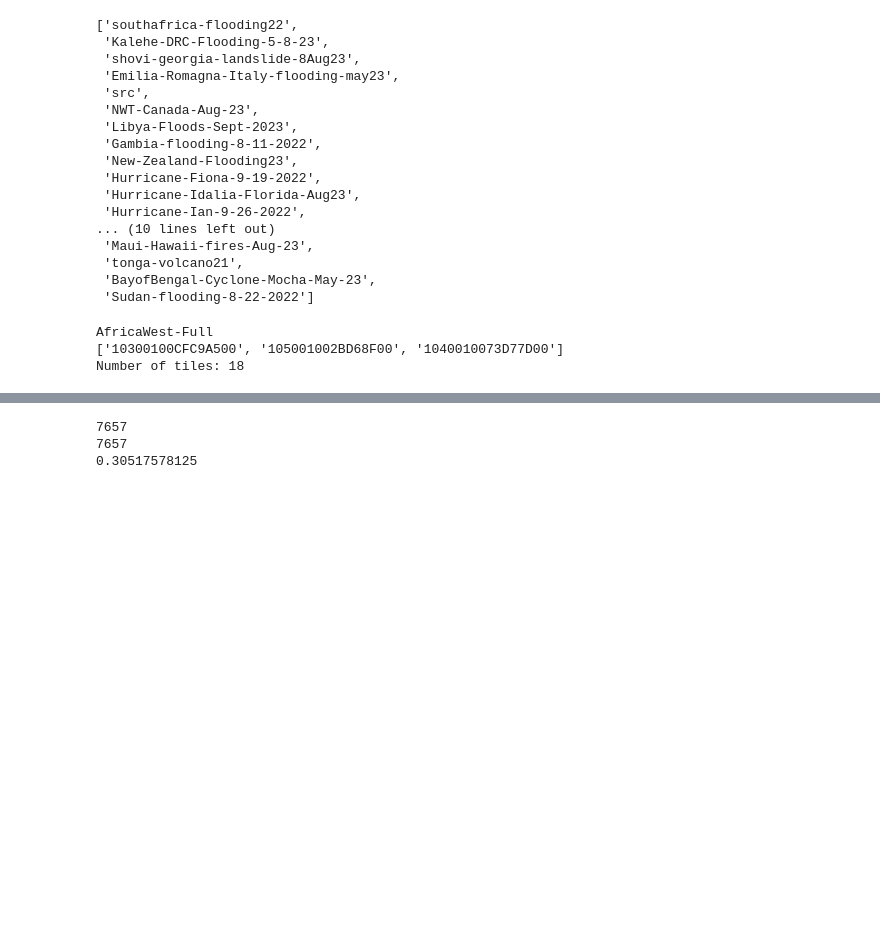
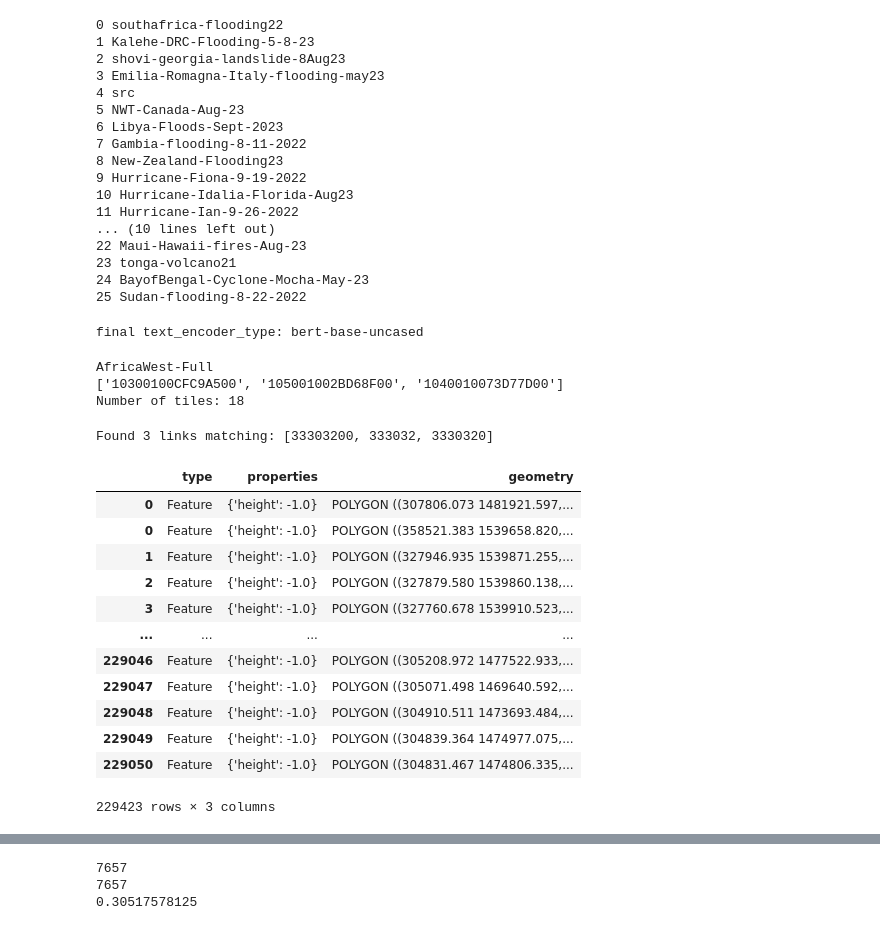
Before and after one commit to JacopoLungo/maxarSrc, a Jupyter notebook: notebooks/build_resources/build_all.ipynb, the cells around one changed output, grey strips where cells are left out. Cells and saved outputs as stored; diff of their text form; code cells hidden in the pictures; blank space fills up the shorter version.

```diff
--- a/notebooks/build_resources/build_all.ipynb
+++ b/notebooks/build_resources/build_all.ipynb
@@ -14,23 +14,29 @@ from my_functions import build
 # %%
 from my_functions import build
 events_names = build.get_all_events()
-events_names
+for i, e_n in enumerate(events_names):
+    print(i, e_n)
 # %% [output]
-['southafrica-flooding22',
- 'Kalehe-DRC-Flooding-5-8-23',
- 'shovi-georgia-landslide-8Aug23',
- 'Emilia-Romagna-Italy-flooding-may23',
- 'src',
- 'NWT-Canada-Aug-23',
- 'Libya-Floods-Sept-2023',
- 'Gambia-flooding-8-11-2022',
- 'New-Zealand-Flooding23',
- 'Hurricane-Fiona-9-19-2022',
- 'Hurricane-Idalia-Florida-Aug23',
- 'Hurricane-Ian-9-26-2022',
+0 southafrica-flooding22
+1 Kalehe-DRC-Flooding-5-8-23
+2 shovi-georgia-landslide-8Aug23
+3 Emilia-Romagna-Italy-flooding-may23
+4 src
+5 NWT-Canada-Aug-23
+6 Libya-Floods-Sept-2023
+7 Gambia-flooding-8-11-2022
+8 New-Zealand-Flooding23
+9 Hurricane-Fiona-9-19-2022
+10 Hurricane-Idalia-Florida-Aug23
+11 Hurricane-Ian-9-26-2022
 ... (10 lines left out)
- 'Maui-Hawaii-fires-Aug-23',
- 'tonga-volcano21',
- 'BayofBengal-Cyclone-Mocha-May-23',
- 'Sudan-flooding-8-22-2022']
+22 Maui-Hawaii-fires-Aug-23
+23 tonga-volcano21
+24 BayofBengal-Cyclone-Mocha-May-23
+25 Sudan-flooding-8-22-2022
+# %%
+bs = 10
+config = build.SegmentConfig(batch_size = bs)
+# %% [output]
+final text_encoder_type: bert-base-uncased
 # %%
@@ -78,0 +53,20 @@ def my_stack_samples(samples: Iterable[dict[Any, Any]]) -> dict[Any, Any]:
+# %%
+m0.set_build_gdf()
+# %% [output]
+Found 3 links matching: [33303200, 333032, 3330320]
+# %%
+m0.proj_build_gdf
+# %% [output]
+|  | type | properties | geometry |
+| 0 | Feature | {'height': -1.0} | POLYGON ((307806.073 1481921.597,... |
+| 0 | Feature | {'height': -1.0} | POLYGON ((358521.383 1539658.820,... |
+| 1 | Feature | {'height': -1.0} | POLYGON ((327946.935 1539871.255,... |
+| 2 | Feature | {'height': -1.0} | POLYGON ((327879.580 1539860.138,... |
+| 3 | Feature | {'height': -1.0} | POLYGON ((327760.678 1539910.523,... |
+| ... | ... | ... | ... |
+| 229046 | Feature | {'height': -1.0} | POLYGON ((305208.972 1477522.933,... |
+| 229047 | Feature | {'height': -1.0} | POLYGON ((305071.498 1469640.592,... |
+| 229048 | Feature | {'height': -1.0} | POLYGON ((304910.511 1473693.484,... |
+| 229049 | Feature | {'height': -1.0} | POLYGON ((304839.364 1474977.075,... |
+| 229050 | Feature | {'height': -1.0} | POLYGON ((304831.467 1474806.335,... |
+229423 rows × 3 columns
```
Also changed, not shown: parts of 6 cells of this notebook, 3 other files.
